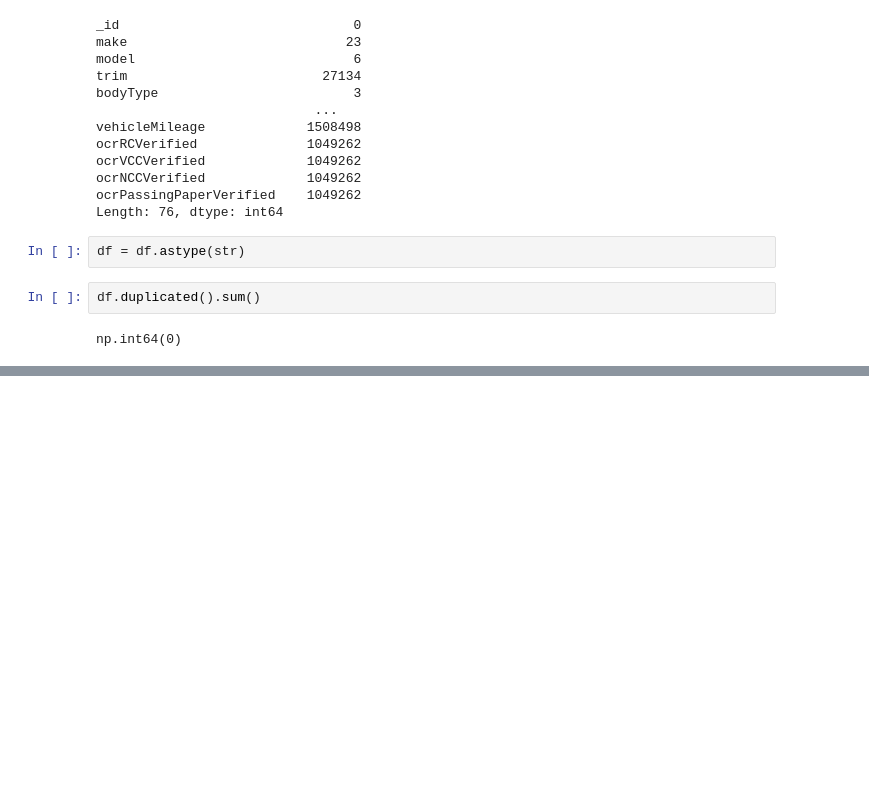
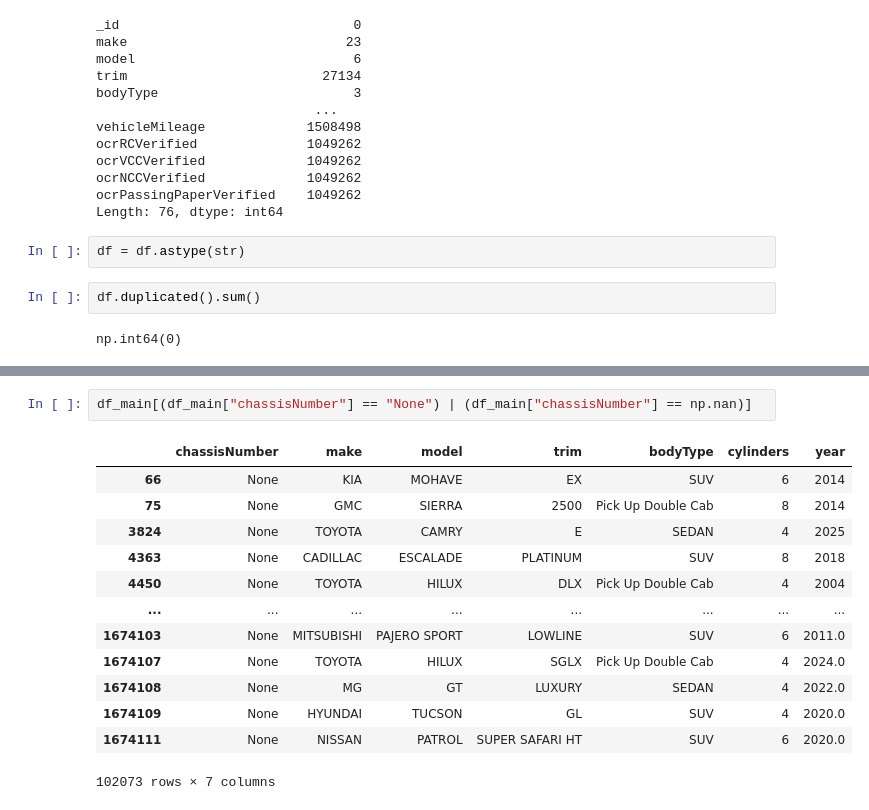
Before and after one commit to sarthak-opash/vin-sphere-python, a Jupyter notebook: Notebook/merge_chunks.ipynb, the cells around one changed output, grey strips where cells are left out. Saved outputs shown, nothing was run; the diff lists cells and outputs as text; blank space fills up the shorter version.

```diff
--- a/Notebook/merge_chunks.ipynb
+++ b/Notebook/merge_chunks.ipynb
@@ -69,0 +101,16 @@ np.int64(0)
+# %%
+df_main[(df_main["chassisNumber"] == "None") | (df_main["chassisNumber"] == np.nan)]
+# %% [output]
+|  | chassisNumber | make | model | trim | bodyType | cylinders | year |
+| 66 | None | KIA | MOHAVE | EX | SUV | 6 | 2014 |
+| 75 | None | GMC | SIERRA | 2500 | Pick Up Double Cab | 8 | 2014 |
+| 3824 | None | TOYOTA | CAMRY | E | SEDAN | 4 | 2025 |
+| 4363 | None | CADILLAC | ESCALADE | PLATINUM | SUV | 8 | 2018 |
+| 4450 | None | TOYOTA | HILUX | DLX | Pick Up Double Cab | 4 | 2004 |
+| ... | ... | ... | ... | ... | ... | ... | ... |
+| 1674103 | None | MITSUBISHI | PAJERO SPORT | LOWLINE | SUV | 6 | 2011.0 |
+| 1674107 | None | TOYOTA | HILUX | SGLX | Pick Up Double Cab | 4 | 2024.0 |
+| 1674108 | None | MG | GT | LUXURY | SEDAN | 4 | 2022.0 |
+| 1674109 | None | HYUNDAI | TUCSON | GL | SUV | 4 | 2020.0 |
+| 1674111 | None | NISSAN | PATROL | SUPER SAFARI HT | SUV | 6 | 2020.0 |
+102073 rows × 7 columns
```
Also changed, not shown: parts of 10 cells of this notebook.
